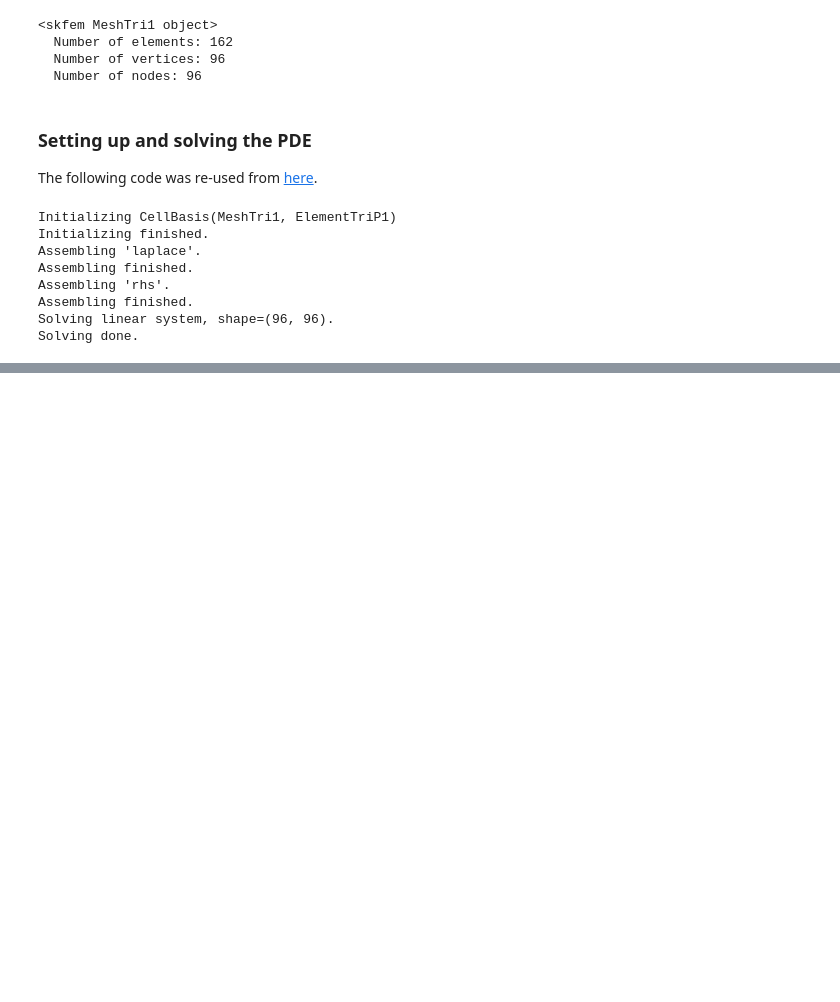
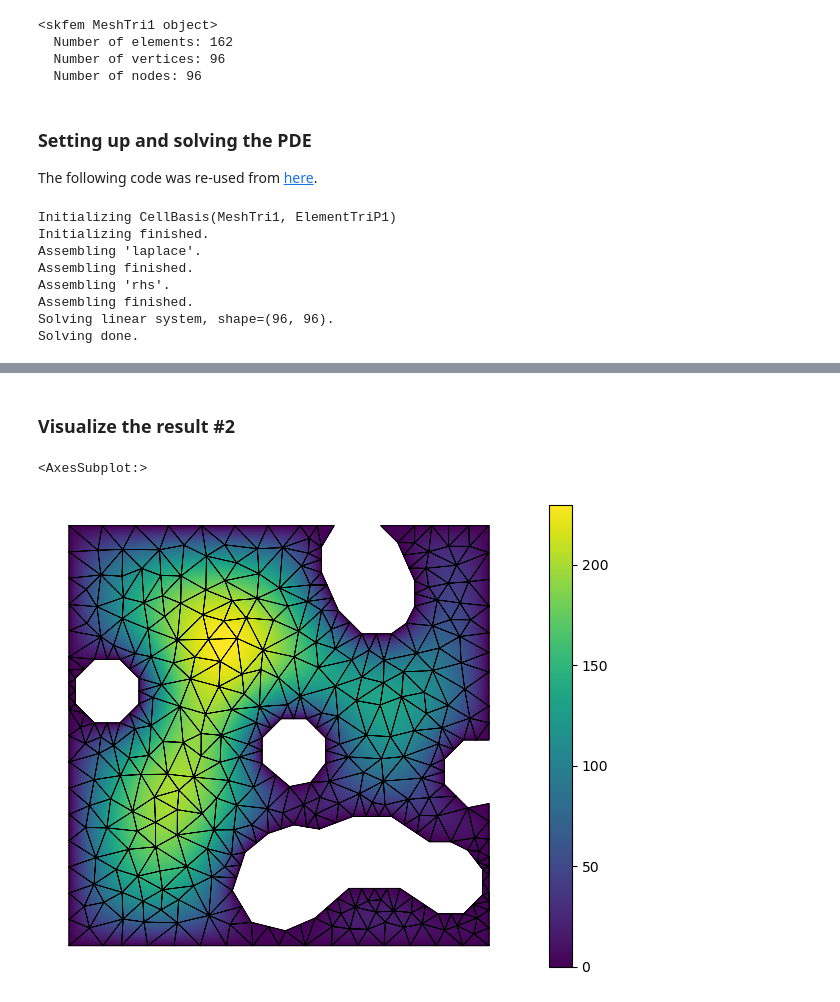
Before and after one commit to hpgem/nanomesh, a Jupyter notebook: notebooks/finite_elements/how_to_poisson_with_scikit-fem.ipynb, the cells around one changed output, grey strips where cells are left out. Cells and saved outputs as stored; diff of their text form; code cells hidden in the pictures; blank space fills up the shorter version.

```diff
--- a/notebooks/finite_elements/how_to_poisson_with_scikit-fem.ipynb
+++ b/notebooks/finite_elements/how_to_poisson_with_scikit-fem.ipynb
@@ -108,0 +153,33 @@ visualize()
+# %%
+from skfem import *
+from skfem.helpers import grad, dot, jump
+from skfem.models.poisson import laplace, unit_load
+
+e = ElementTriDG(ElementTriP4())
+alpha = 1e-3
+
+ib = Basis(m, e)
+bb = FacetBasis(m, e)
+fb = [InteriorFacetBasis(m, e, side=i) for i in [0, 1]]
+
+@BilinearForm
+def dgform(u, v, p):
+    ju, jv = jump(p, u, v)
+    h = p.h
+    n = p.n
+    return ju * jv / (alpha * h) - dot(grad(u), n) * jv - dot(grad(v), n) * ju
+
+@BilinearForm
+def nitscheform(u, v, p):
+    h = p.h
+    n = p.n
+    return u * v / (alpha * h) - dot(grad(u), n) * v - dot(grad(v), n) * u
+
+A = asm(laplace, ib)
+B = asm(dgform, fb, fb)
+C = asm(nitscheform, bb)
+b = asm(unit_load, ib)
+
+x = solve(A + B + C, b)
+
+M, X = ib.refinterp(x, 4)
@@ -108,0 +205,12 @@ visualize()
+# %% [markdown]
+### Visualize the result #2
+# %%
+def visualize():
+    from skfem.visuals.matplotlib import plot, draw
+    ax = draw(M, boundaries_only=True)
+    return plot(M, X, shading="gouraud", ax=ax, colorbar=True)
+
+visualize()
+# %% [output]
+<AxesSubplot:>
+[figure, added]
```
Also changed, not shown: parts of 11 cells of this notebook, 3 other files.
